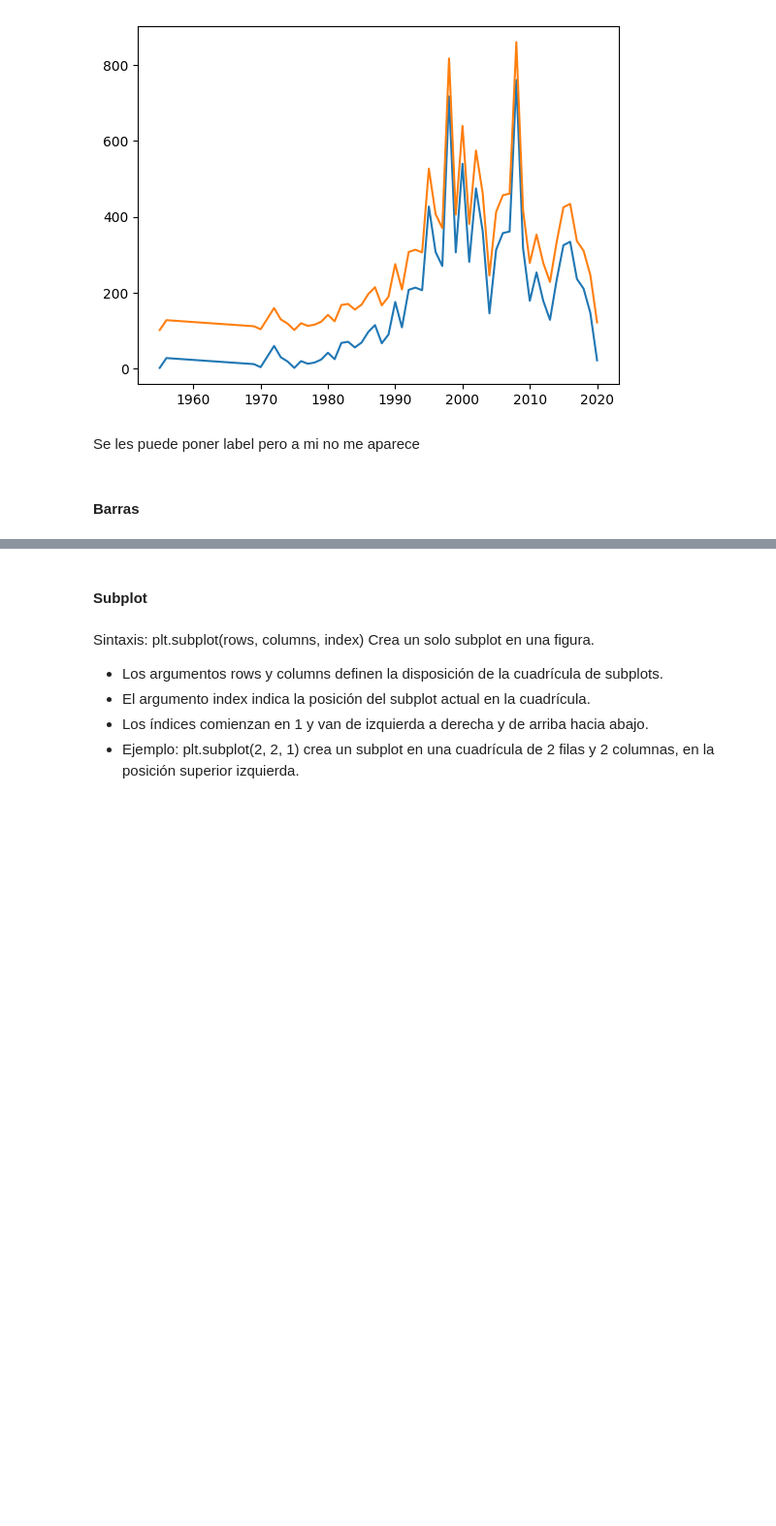
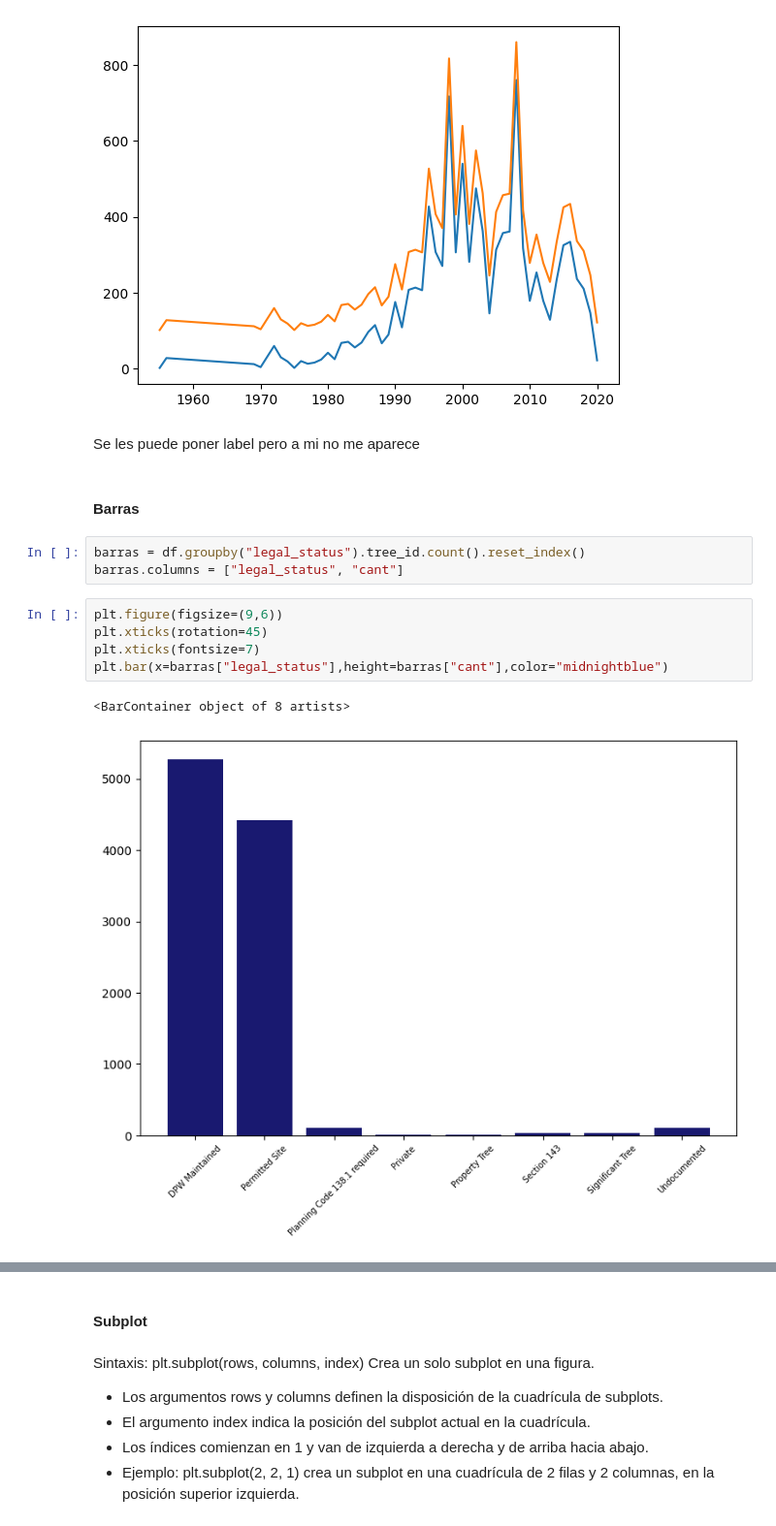
Before and after one commit to MartinaLarrea/Segundo-parcial, a Jupyter notebook: EDA/bases.ipynb, the cells around one changed output, grey strips where cells are left out. Shown at 97% size. Saved outputs shown, nothing was run; the diff lists cells and outputs as text; blank space fills up the shorter version.

```diff
--- a/EDA/bases.ipynb
+++ b/EDA/bases.ipynb
@@ -411,3 +421,14 @@ plt.plot(resultado["Year"], resultado["mas3"])
 Se les puede poner label pero a mi no me aparece
 # %% [markdown]
 #### Barras
+# %%
+barras = df.groupby("legal_status").tree_id.count().reset_index()
+barras.columns = ["legal_status", "cant"]
+# %%
+plt.figure(figsize=(9,6))
+plt.xticks(rotation=45)
+plt.xticks(fontsize=7)
+plt.bar(x=barras["legal_status"],height=barras["cant"],color="midnightblue")
+# %% [output]
+<BarContainer object of 8 artists>
+[figure, added]
```
Also changed, not shown: parts of 22 cells of this notebook.
